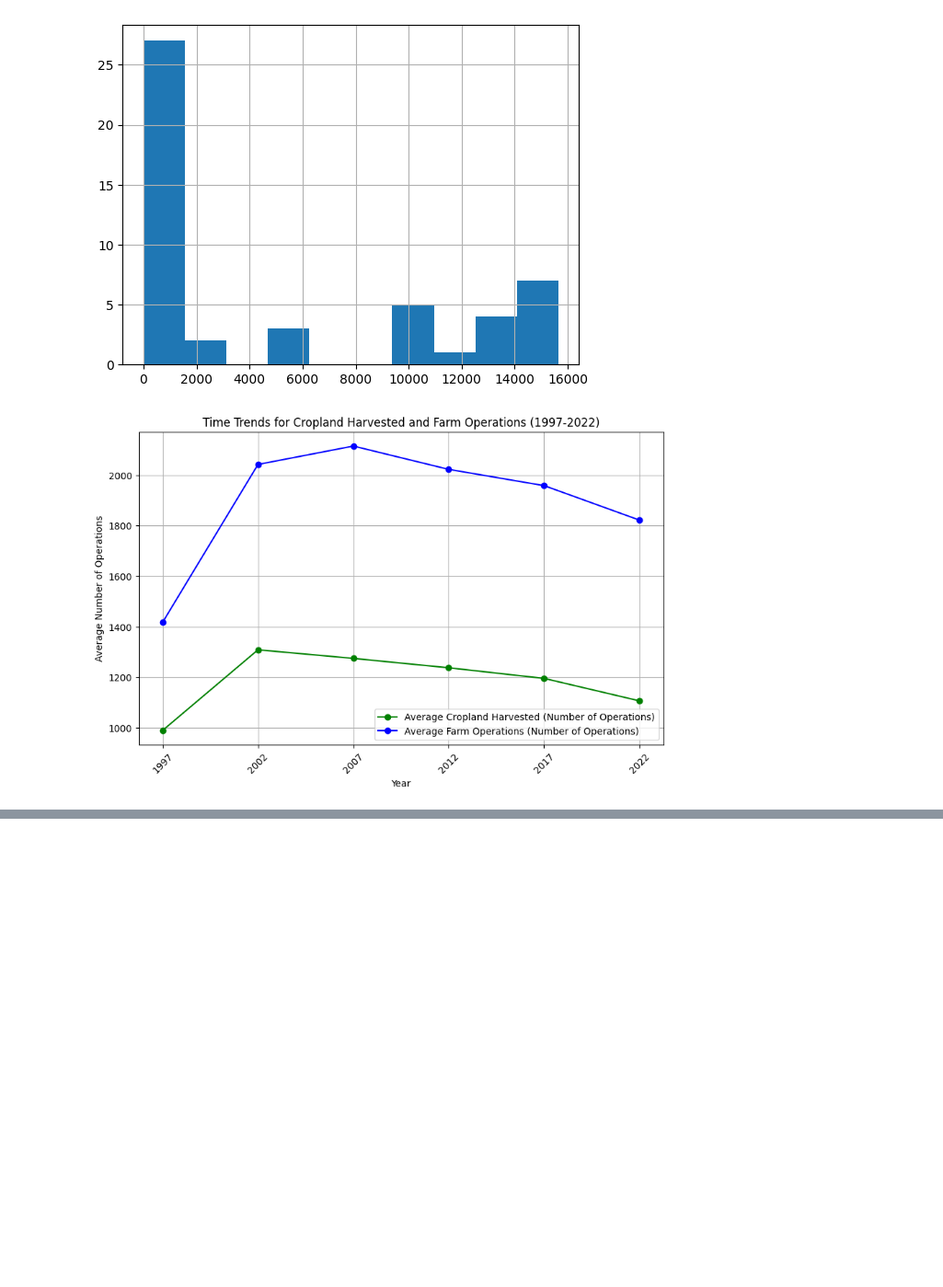
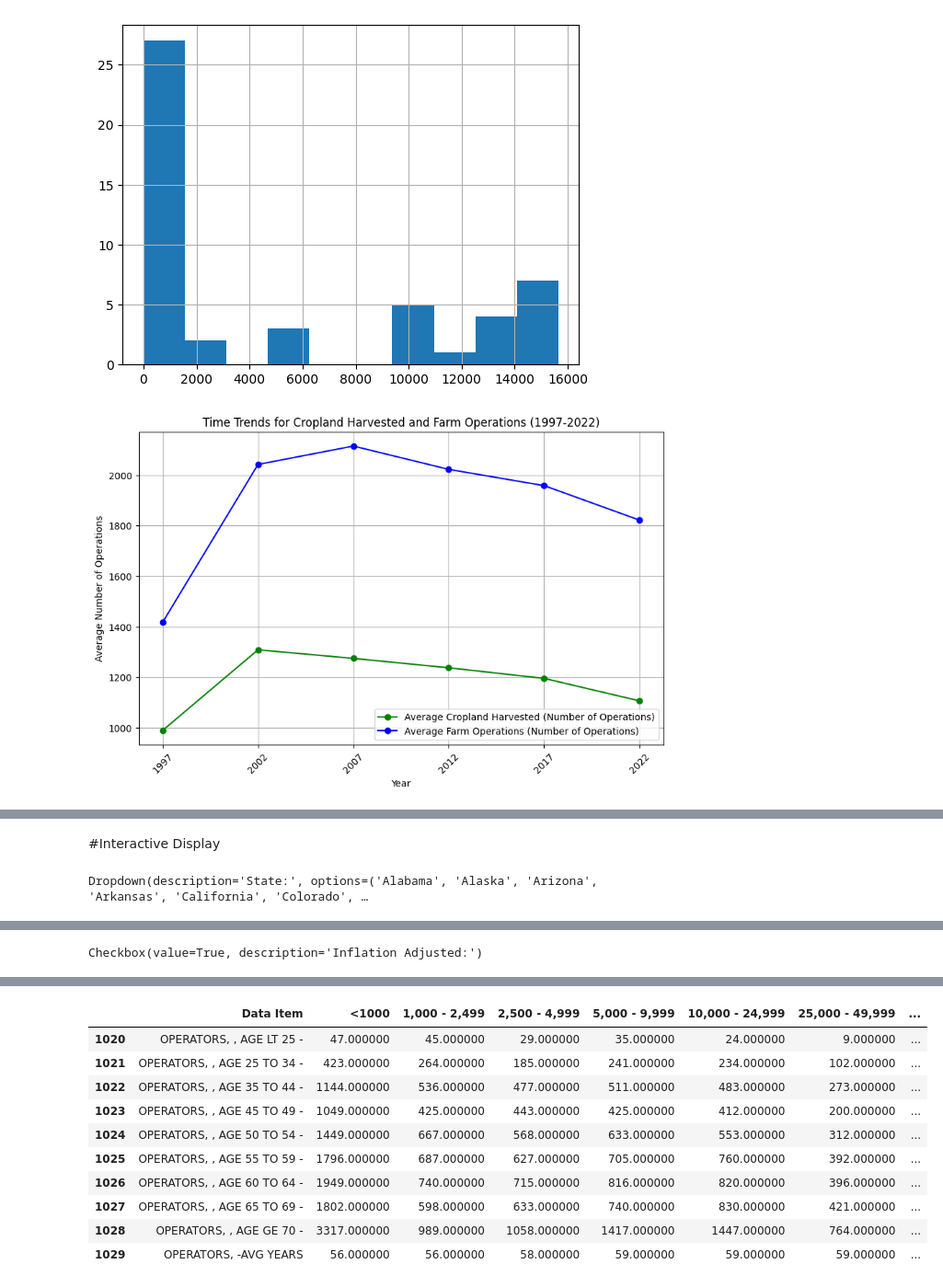
Before and after one commit to Khushi-12/HDSI_HACKATHON, a Jupyter notebook: HDSI_Hackathon_Solution.ipynb, the cells around one changed output, grey strips where cells are left out. Shown at 92% size. Saved outputs shown, nothing was run; the diff lists cells and outputs as text; code cells hidden in the pictures; blank space fills up the shorter version.

Commit message:
Updated Inflation Code

```diff
--- a/HDSI_Hackathon_Solution.ipynb
+++ b/HDSI_Hackathon_Solution.ipynb
@@ -722,0 +873,49 @@ plt.show()
+# %% [markdown]
+#Interactive Display
+# %%
+#Code to visualize the distinction between Inflated and Non Inflated Values
+
+def plot_state_year(state_code, year,inflation = True):
+  if inflation:
+    state_df = adjusted_sales_df[(adjusted_sales_df['State ANSI']==state_code) & (adjusted_sales_df['Year']==year)]
+    state_df = state_df.drop(columns=['GEO', 'State ANSI', 'TOTAL FARMERS','Year'])
+    # state_df.index = ['<25','25-34']
+    state_df['Data Item'] = state_df['Data Item'].str.replace('NUMBER OF OPERATORS', '')
+    state_df['Data Item'] = state_df['Data Item'].str.replace('PRINCIPAL','')
+    state_df['Data Item'] = state_df['Data Item'].str.replace(' AGE, AVG, MEASURED IN YEARS','AVG YEARS')
+    styled = state_df.style.background_gradient()
+    styled = styled.set_properties(**{'width': '80px','height':'40px'})
+    display(styled)
+  if not inflation:
+    state_df = df[(df['State ANSI']==state_code) & (df['Year']==year)]
+    state_df = state_df.drop(columns=['GEO', 'State ANSI', 'TOTAL FARMERS','Year'])
+    state_df['Data Item'] = state_df['Data Item'].str.replace('NUMBER OF OPERATORS', '')
+    state_df['Data Item'] = state_df['Data Item'].str.replace('PRINCIPAL','')
+    state_df['Data Item'] = state_df['Data Item'].str.replace(' AGE, AVG, MEASURED IN YEARS','AVG YEARS')
+    styled = state_df.style.background_gradient()
+    styled = styled.set_properties(**{'width': '80px','height':'40px'})
+    display(styled)
+# %%
+df.replace(np.nan,0,inplace=True)
+state_dropdown = widgets.Dropdown(options = adjusted_sales_df['GEO'].unique(), description='State:')
+#Selecting State ANSI code from GEO selected
+state_value = adjusted_sales_df[adjusted_sales_df['GEO']==state_dropdown.value]['State ANSI'].unique()
+state_value = state_value[0]
+year_dropdown = widgets.Dropdown(options=[2002, 2007, 2012, 2017, 2022], description='Year:')
+inflation_checkbox = widgets.Checkbox(value=True, description='Inflation Adjusted:')
+
+def on_button_clicked(b):
+    clear_output(wait=True)  # Clear previous output
+    display(state_dropdown, year_dropdown, inflation_checkbox, button)
+    plot_state_year(state_value, year_dropdown.value, inflation_checkbox.value)
+
+
+# Create button widget
+button = widgets.Button(description="Plot")
+button.on_click(on_button_clicked)  # Attach click event
+
+# Display widgets
+
+display(state_dropdown, year_dropdown, inflation_checkbox, button)
+# %% [output]
+Dropdown(description='State:', options=('Alabama', 'Alaska', 'Arizona', 'Arkansas', 'California', 'Colorado', …
@@ -722,0 +923 @@ plt.show()
+Checkbox(value=True, description='Inflation Adjusted:')
@@ -722,0 +925,11 @@ plt.show()
+|  | Data Item | <1000 | 1,000 - 2,499 | 2,500 - 4,999 | 5,000 - 9,999 | 10,000 - 24,999 | 25,000 - 49,999 | ... |
+| 1020 | OPERATORS, , AGE LT 25 - | 47.000000 | 45.000000 | 29.000000 | 35.000000 | 24.000000 | 9.000000 | ... |
+| 1021 | OPERATORS, , AGE 25 TO 34 - | 423.000000 | 264.000000 | 185.000000 | 241.000000 | 234.000000 | 102.000000 | ... |
+| 1022 | OPERATORS, , AGE 35 TO 44 - | 1144.000000 | 536.000000 | 477.000000 | 511.000000 | 483.000000 | 273.000000 | ... |
+| 1023 | OPERATORS, , AGE 45 TO 49 - | 1049.000000 | 425.000000 | 443.000000 | 425.000000 | 412.000000 | 200.000000 | ... |
+| 1024 | OPERATORS, , AGE 50 TO 54 - | 1449.000000 | 667.000000 | 568.000000 | 633.000000 | 553.000000 | 312.000000 | ... |
+| 1025 | OPERATORS, , AGE 55 TO 59 - | 1796.000000 | 687.000000 | 627.000000 | 705.000000 | 760.000000 | 392.000000 | ... |
+| 1026 | OPERATORS, , AGE 60 TO 64 - | 1949.000000 | 740.000000 | 715.000000 | 816.000000 | 820.000000 | 396.000000 | ... |
+| 1027 | OPERATORS, , AGE 65 TO 69 - | 1802.000000 | 598.000000 | 633.000000 | 740.000000 | 830.000000 | 421.000000 | ... |
+| 1028 | OPERATORS, , AGE GE 70 - | 3317.000000 | 989.000000 | 1058.000000 | 1417.000000 | 1447.000000 | 764.000000 | ... |
+| 1029 | OPERATORS, -AVG YEARS | 56.000000 | 56.000000 | 58.000000 | 59.000000 | 59.000000 | 59.000000 | ... |
```
Also changed, not shown: parts of 15 cells of this notebook.
